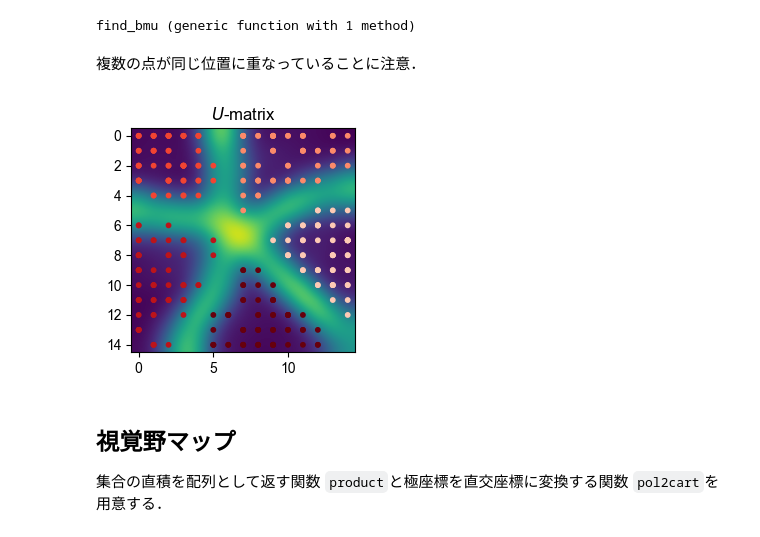
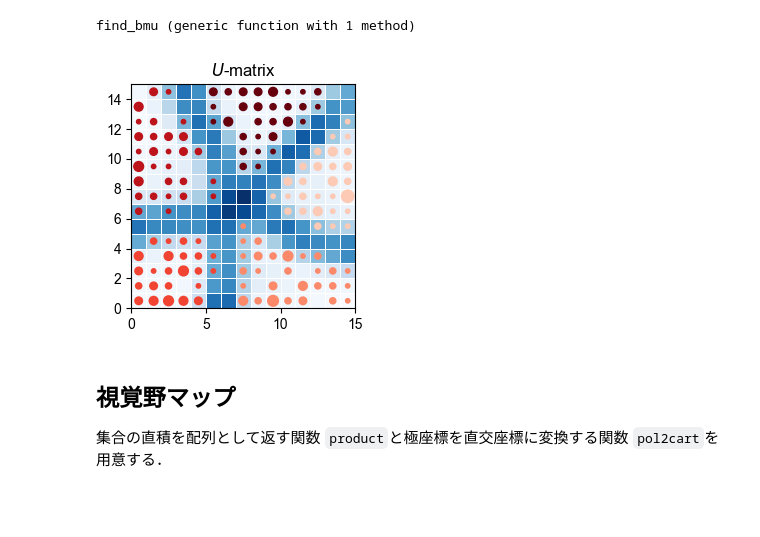
Before and after one commit to compneuro-julia/compneuro-julia-management, a Jupyter notebook: contents/local-learning-rule/self-organizing-map.ipynb, the cells around one changed output. Cells and saved outputs as stored; diff of their text form; code cells hidden in the pictures; blank space fills up the shorter version.

```diff
--- a/contents/local-learning-rule/self-organizing-map.ipynb
+++ b/contents/local-learning-rule/self-organizing-map.ipynb
@@ -186,24 +189,17 @@ w_history = som(v, init_w, α0=2, σ0=10, T=100);
 cm = get_cmap(:Reds)
 vcolors = cm.(v_labels / num_blobs);
 # %%
-
-figure(figsize=(6, 4))
-idx = [1, 50, 100]
-for i in 1:length(idx)
-    wh = w_history[idx[i]]
-    subplot(2,length(idx),i)
-    title("Epoch : "*string(idx[i]))
-
-    if i == 1
-        ylabel("Weight unfolding\n in data space")
-    end
-    plot_som(v, wh, vcolor=vcolors);
-    subplot(2,length(idx),i+length(idx))
-
-    if i == 1
-        ylabel("1st dim. weight")
-    end
-    imshow(reshape(wh[:, 1], (num_w_sqrt, num_w_sqrt)));
+indices = [1, 50, 100]
+fig, axes = subplots(2, length(idx), figsize=(6, 4), sharey="row", subplot_kw=Dict("box_aspect"=>1))
+for (i, idx) = enumerate(indices)
+    wh = w_history[idx]
+    axes[1, i].set_title("Epoch : "*string(idx))
+    axes[1, i].spines["right"].set_visible(false)
+    axes[1, i].spines["top"].set_visible(false)
+    plot_som(v, wh, axes[1, i], vcolor=vcolors);
+    axes[2, i].imshow(reshape(wh[:, 1], (num_w_sqrt, num_w_sqrt)));
 end
+axes[1, 1].set_ylabel("Weight unfolding\n in data space")
+axes[2, 1].set_ylabel("1st dim. weight")
 tight_layout()
 # %% [output]
@@ -245,16 +247,15 @@ find_bmu (generic function with 1 method)
 U = u_matrix2d(w_history[end]);
 # %%
 mapped_vpos = find_bmu(v, w_history[end]);
+unique_mapped_vpos, indices, counts = np.unique(mapped_vpos, axis=0, return_index=true, return_counts=true);
-# %% [markdown]
-複数の点が同じ位置に重なっていることに注意．
 # %%
-figure(figsize=(3,3))
-title(L"$U$-matrix")
-imshow(U, interpolation="bicubic")
-scatter(mapped_vpos[:, 1], mapped_vpos[:, 2], color=vcolors, s=10)
+fig, ax = subplots(figsize=(3, 3), subplot_kw=Dict("box_aspect"=>1))
+ax.set_title(L"$U$-matrix")
+ax.pcolormesh(U, cmap="Blues", edgecolors="w", linewidth=0.5)
+ax.scatter(unique_mapped_vpos[:, 1].+0.5, unique_mapped_vpos[:, 2].+0.5, s=counts*10, color=vcolors[indices.+1])
 tight_layout()
 # %% [output]
-[figure, old version]
+[figure, new version]
 # %% [markdown]
 ## 視覚野マップ
 集合の直積を配列として返す関数 `product`と極座標を直交座標に変換する関数 `pol2cart`を用意する．
```
Also changed, not shown: parts of 21 cells of this notebook, 3 other files.
